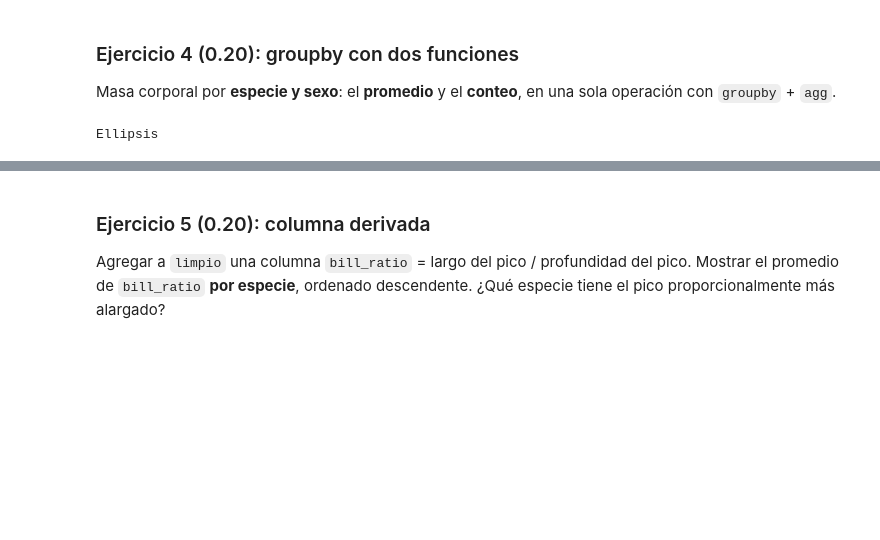
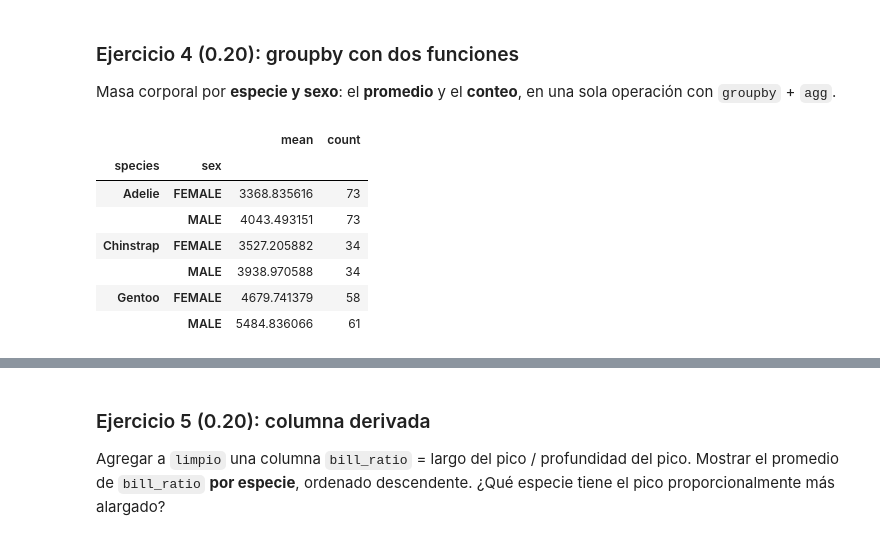
Before and after one commit to George11Albadr/Data-Science, a Jupyter notebook: HDT1/HDT1.ipynb, the cells around one changed output, grey strips where cells are left out. Saved outputs shown, nothing was run; the diff lists cells and outputs as text; code cells hidden in the pictures; blank space fills up the shorter version.

```diff
--- a/HDT1/HDT1.ipynb
+++ b/HDT1/HDT1.ipynb
@@ -117,12 +129,28 @@ Ellipsis
 
 Masa corporal por **especie y sexo**: el **promedio** y el **conteo**, en una sola operación con `groupby` + `agg`.
 # %%
+
 # Receta: df.groupby([clave1, clave2])[columna].agg([func1, func2])
 #   - las claves van en lista si son dos
 #   - "mean" y "count" se pueden pasar como strings
-resumen = ...   # ¿Que va aqui?
+columns=["species", "sex"]
+keys = []
+#clave = limpio.loc[m, cols].sort_values("body_mass_g", ascending=False)
+
+resumen = limpio.groupby(columns)["body_mass_g"].agg(['mean', 'count'])
+
+#    promedio={"body_mass_g", "mean"},
+#    conteo={"species", "count"},
+# ¿Que va aqui?
 resumen
 
 # Verificacion: el grupo mas pesado debe ser Gentoo macho (~5485 g en promedio).
 # %% [output]
-Ellipsis
+|  |  | mean | count |
+| species | sex |  |  |
+| Adelie | FEMALE | 3368.835616 | 73 |
+|  | MALE | 4043.493151 | 73 |
+| Chinstrap | FEMALE | 3527.205882 | 34 |
+|  | MALE | 3938.970588 | 34 |
+| Gentoo | FEMALE | 4679.741379 | 58 |
+|  | MALE | 5484.836066 | 61 |
```
Also changed, not shown: parts of 5 cells of this notebook.
